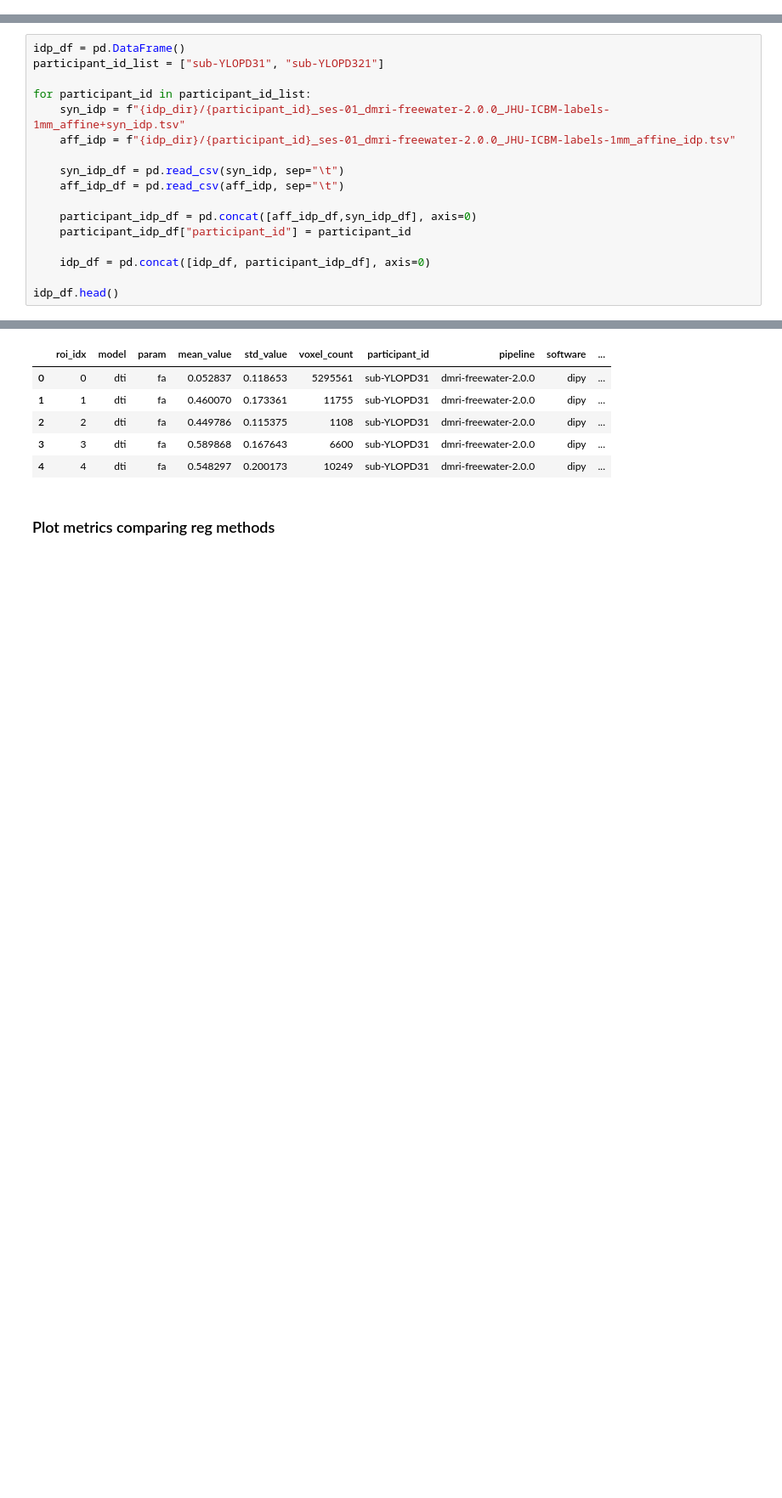
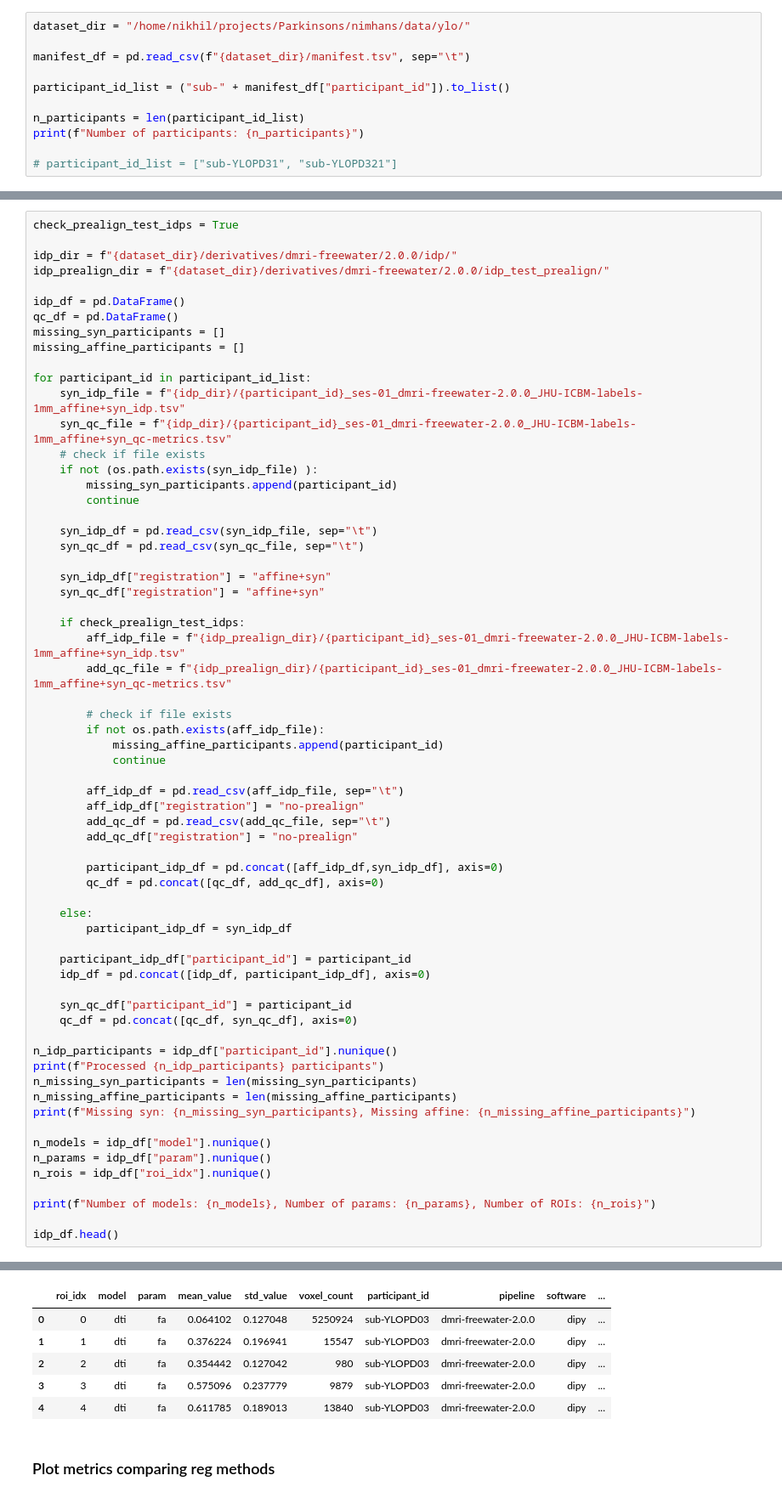
Before and after one commit to nikhil153/nipoppy-dmri-freewater, a Jupyter notebook: plot_diff_metrics.ipynb, the cells around one changed output, grey strips where cells are left out. Shown at 85% size. Cells and saved outputs as stored; diff of their text form; blank space fills up the shorter version.

```diff
--- a/plot_diff_metrics.ipynb
+++ b/plot_diff_metrics.ipynb
@@ -7,0 +7,11 @@ idp_dir = "/home/nikhil/projects/Parkinsons/nimhans/data/ylo/derivatives/dmri-fr
+# %%
+dataset_dir = "/home/nikhil/projects/Parkinsons/nimhans/data/ylo/"
+
+manifest_df = pd.read_csv(f"{dataset_dir}/manifest.tsv", sep="\t")
+
+participant_id_list = ("sub-" + manifest_df["participant_id"]).to_list()
+
+n_participants = len(participant_id_list)
+print(f"Number of participants: {n_participants}")
+
+# participant_id_list = ["sub-YLOPD31", "sub-YLOPD321"]
@@ -8,18 +24,65 @@ idp_dir = "/home/nikhil/projects/Parkinsons/nimhans/data/ylo/derivatives/dmri-fr
 # %%
+check_prealign_test_idps = True
+
+idp_dir = f"{dataset_dir}/derivatives/dmri-freewater/2.0.0/idp/"
+idp_prealign_dir = f"{dataset_dir}/derivatives/dmri-freewater/2.0.0/idp_test_prealign/"
+
 idp_df = pd.DataFrame()
-participant_id_list = ["sub-YLOPD31", "sub-YLOPD321"]
+qc_df = pd.DataFrame()
+missing_syn_participants = []
+missing_affine_participants = []
 
 for participant_id in participant_id_list:
-    syn_idp = f"{idp_dir}/{participant_id}_ses-01_dmri-freewater-2.0.0_JHU-ICBM-labels-1mm_affine+syn_idp.tsv"
-    aff_idp = f"{idp_dir}/{participant_id}_ses-01_dmri-freewater-2.0.0_JHU-ICBM-labels-1mm_affine_idp.tsv"
+    syn_idp_file = f"{idp_dir}/{participant_id}_ses-01_dmri-freewater-2.0.0_JHU-ICBM-labels-1mm_affine+syn_idp.tsv"
+    syn_qc_file = f"{idp_dir}/{participant_id}_ses-01_dmri-freewater-2.0.0_JHU-ICBM-labels-1mm_affine+syn_qc-metrics.tsv"
+    # check if file exists
+    if not (os.path.exists(syn_idp_file) ):
+        missing_syn_participants.append(participant_id)
+        continue
 
-    syn_idp_df = pd.read_csv(syn_idp, sep="\t")
-    aff_idp_df = pd.read_csv(aff_idp, sep="\t")
+    syn_idp_df = pd.read_csv(syn_idp_file, sep="\t")
+    syn_qc_df = pd.read_csv(syn_qc_file, sep="\t")
 
-    participant_idp_df = pd.concat([aff_idp_df,syn_idp_df], axis=0)
+    syn_idp_df["registration"] = "affine+syn"
+    syn_qc_df["registration"] = "affine+syn"
+
+    if check_prealign_test_idps:
+        aff_idp_file = f"{idp_prealign_dir}/{participant_id}_ses-01_dmri-freewater-2.0.0_JHU-ICBM-labels-1mm_affine+syn_idp.tsv"
+        add_qc_file = f"{idp_prealign_dir}/{participant_id}_ses-01_dmri-freewater-2.0.0_JHU-ICBM-labels-1mm_affine+syn_qc-metrics.tsv"
+
+        # check if file exists
+        if not os.path.exists(aff_idp_file):
+            missing_affine_participants.append(participant_id)
+            continue
+
+        aff_idp_df = pd.read_csv(aff_idp_file, sep="\t")
+        aff_idp_df["registration"] = "no-prealign"
+        add_qc_df = pd.read_csv(add_qc_file, sep="\t")
+        add_qc_df["registration"] = "no-prealign"
+
+        participant_idp_df = pd.concat([aff_idp_df,syn_idp_df], axis=0)
+        qc_df = pd.concat([qc_df, add_qc_df], axis=0)
+
+    else:
+        participant_idp_df = syn_idp_df
+
     participant_idp_df["participant_id"] = participant_id
-
     idp_df = pd.concat([idp_df, participant_idp_df], axis=0)
 
+    syn_qc_df["participant_id"] = participant_id
+    qc_df = pd.concat([qc_df, syn_qc_df], axis=0)
+
+n_idp_participants = idp_df["participant_id"].nunique()
+print(f"Processed {n_idp_participants} participants")
+n_missing_syn_participants = len(missing_syn_participants)
+n_missing_affine_participants = len(missing_affine_participants)
+print(f"Missing syn: {n_missing_syn_participants}, Missing affine: {n_missing_affine_participants}")
+
+n_models = idp_df["model"].nunique()
+n_params = idp_df["param"].nunique()
+n_rois = idp_df["roi_idx"].nunique()
+
+print(f"Number of models: {n_models}, Number of params: {n_params}, Number of ROIs: {n_rois}")
+
 idp_df.head()
 # %% [output]
@@ -26,8 +92,8 @@ idp_df.head()
 |  | roi_idx | model | param | mean_value | std_value | voxel_count | participant_id | pipeline | software | ... |
-| 0 | 0 | dti | fa | 0.052837 | 0.118653 | 5295561 | sub-YLOPD31 | dmri-freewater-2.0.0 | dipy | ... |
-| 1 | 1 | dti | fa | 0.460070 | 0.173361 | 11755 | sub-YLOPD31 | dmri-freewater-2.0.0 | dipy | ... |
-| 2 | 2 | dti | fa | 0.449786 | 0.115375 | 1108 | sub-YLOPD31 | dmri-freewater-2.0.0 | dipy | ... |
-| 3 | 3 | dti | fa | 0.589868 | 0.167643 | 6600 | sub-YLOPD31 | dmri-freewater-2.0.0 | dipy | ... |
-| 4 | 4 | dti | fa | 0.548297 | 0.200173 | 10249 | sub-YLOPD31 | dmri-freewater-2.0.0 | dipy | ... |
+| 0 | 0 | dti | fa | 0.064102 | 0.127048 | 5250924 | sub-YLOPD03 | dmri-freewater-2.0.0 | dipy | ... |
+| 1 | 1 | dti | fa | 0.376224 | 0.196941 | 15547 | sub-YLOPD03 | dmri-freewater-2.0.0 | dipy | ... |
+| 2 | 2 | dti | fa | 0.354442 | 0.127042 | 980 | sub-YLOPD03 | dmri-freewater-2.0.0 | dipy | ... |
+| 3 | 3 | dti | fa | 0.575096 | 0.237779 | 9879 | sub-YLOPD03 | dmri-freewater-2.0.0 | dipy | ... |
+| 4 | 4 | dti | fa | 0.611785 | 0.189013 | 13840 | sub-YLOPD03 | dmri-freewater-2.0.0 | dipy | ... |
 # %% [markdown]
 ### Plot metrics comparing reg methods
```
Also changed, not shown: parts of 24 cells of this notebook, 1 other file.
